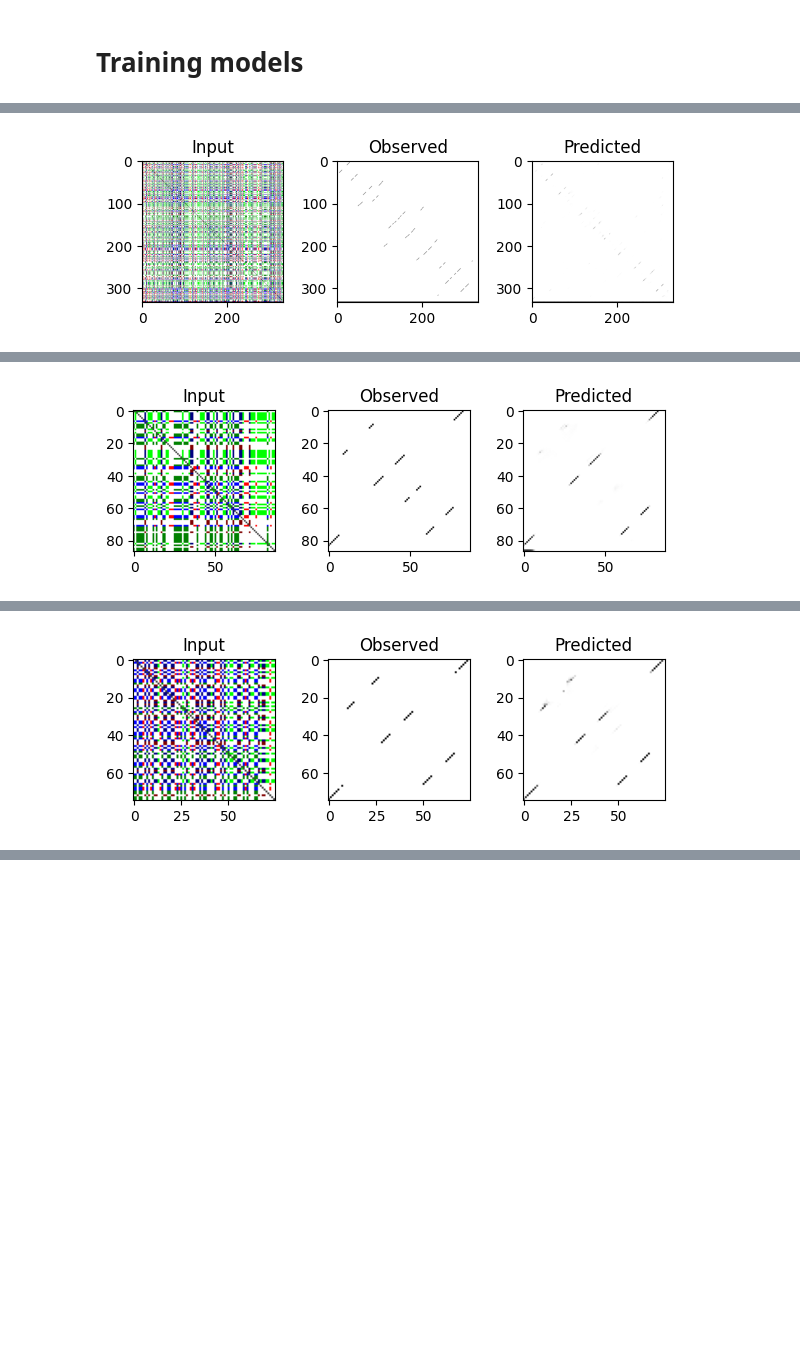
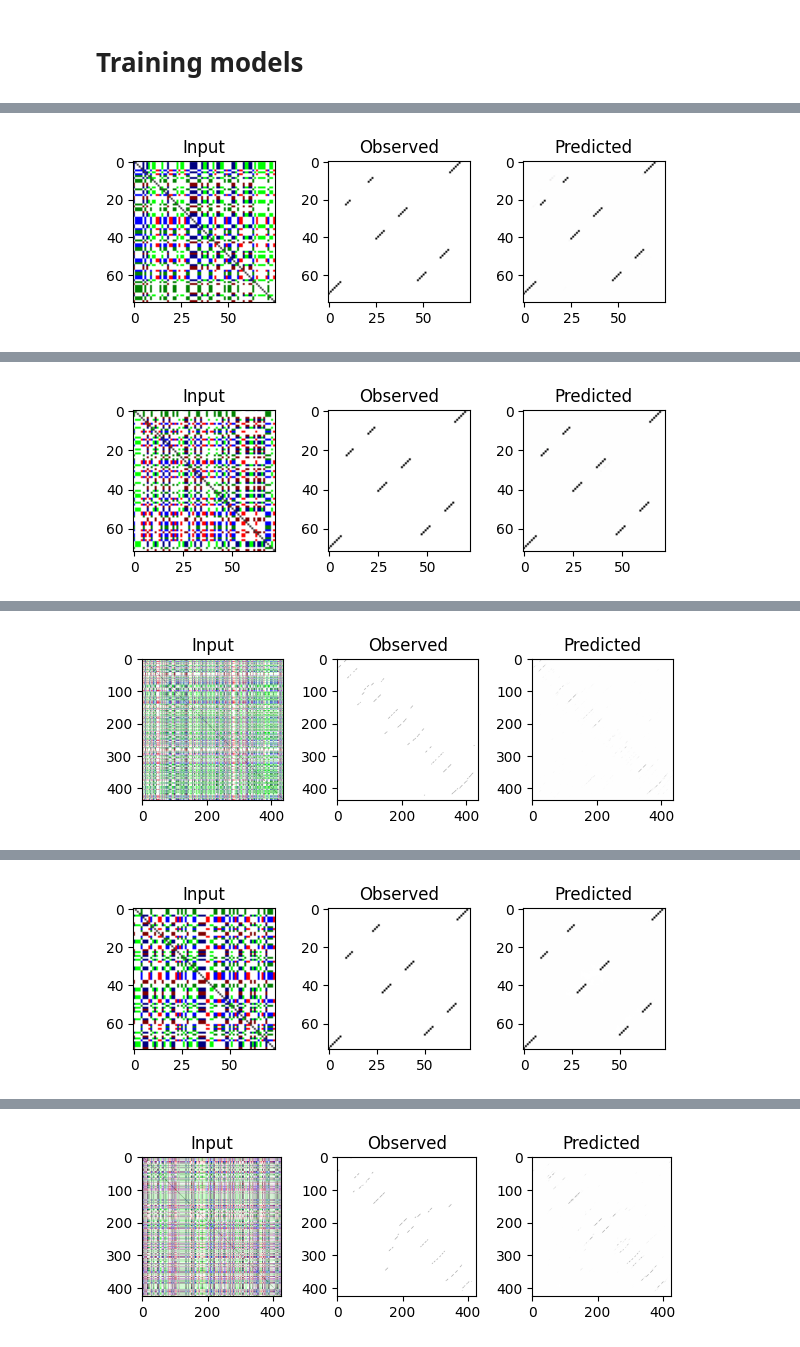
Before and after one commit to MEskerod/project_deeplearning_2023, a Jupyter notebook: deeplearning_project_Maria.ipynb, the cells around one changed output, grey strips where cells are left out. Drawn from its saved outputs; the diff is of its cells as text; code cells hidden in the pictures; blank space fills up the shorter version.

```diff
--- a/deeplearning_project_Maria.ipynb
+++ b/deeplearning_project_Maria.ipynb
@@ -1074,0 +1374,11 @@ Epoch [5/5], Loss: 0.0115
+# %%
+#With more layers (Maria)
+%matplotlib inline
+
+channels = 8
+model_Maria = RNA_Unet21(channels).cuda()
+summary(model_Maria, input_size=(4, 201, 201))
+
+fit_model(model_Maria, train_dataset, validation_dataset)
+
+print("Finished training")
@@ -1074,0 +1416,11 @@ Epoch [5/5], Loss: 0.0115
+# %%
+#With even more layers (Maria)
+%matplotlib inline
+
+channels = 8
+model_Maria2 = RNA_Unet22(channels).cuda()
+summary(model_Maria2, input_size=(4, 201, 201))
+
+fit_model(model_Maria2, train_dataset, validation_dataset)
+
+print("Finished training")
@@ -1074,0 +1458,11 @@ Epoch [5/5], Loss: 0.0115
+# %%
+#With even more layers (Maria)
+%matplotlib inline
+
+channels = 8
+model_Maria2 = RNA_Unet22(channels).cuda()
+summary(model_Maria2, input_size=(4, 201, 201))
+
+fit_model(model_Maria2, train_dataset, validation_dataset, lr=0.03)
+
+print("Finished training")
@@ -1075,14 +1488,12 @@ Epoch [5/5], Loss: 0.0115
 # %%
-#With pooling layers
-train_dataset = ImageToImageDataset(train_input_dir, train_output_dir, input_transform = dataTransformer, output_transform = grayscaleTransformer)
-validation_dataset = ImageToImageDataset(val_input_dir, val_output_dir, input_transform = dataTransformer, output_transform = grayscaleTransformer)
-
+#With skip layers
 %matplotlib inline
 
 channels = 8
-model_unet = RNA_Unet2(channels).cuda()
+model_unet_skipl = RNA_Unet_skipl(channels).cuda()
+summary(model_unet_skipl, input_size=(4, 201, 201))
 
-fit_model(model_unet, train_dataset, validation_dataset)
+fit_model(model_unet_skipl, train_dataset, validation_dataset)
 
 print("Finished training")
 # %% [output]
@@ -1089 +1517 @@ print("Finished training")
-[figure, old version]
+[figure, new version]
@@ -1091 +1519 @@ Epoch [1/5], Loss: 0.0171
-[figure, old version]
+[figure, new version]
@@ -1093 +1521 @@ Epoch [2/5], Loss: 0.0121
-[figure, old version]
+[figure, new version]
@@ -1095,0 +1523 @@ KeyboardInterrupt: ignored
+[figure, added]
@@ -1095,0 +1525 @@ KeyboardInterrupt: ignored
+[figure, added]
```
Also changed, not shown: parts of 28 cells of this notebook.
